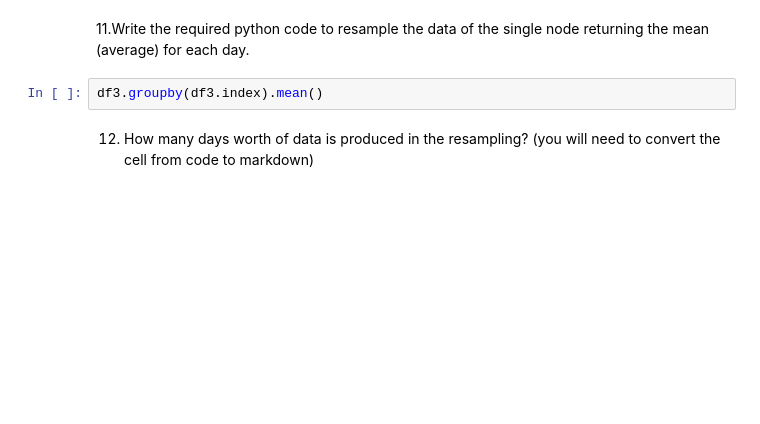
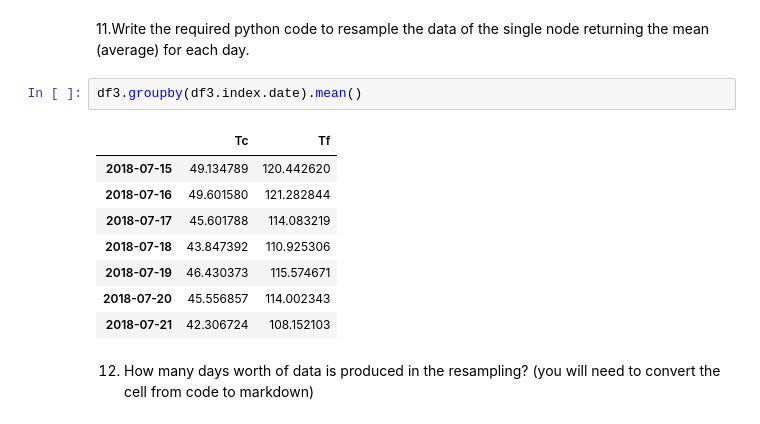
Before and after one commit to eparrish64/csci627-assignment01-eparrish64, a Jupyter notebook: CSCI627-assignment01.ipynb, the cells around one changed output. Saved outputs shown, nothing was run; the diff lists cells and outputs as text; blank space fills up the shorter version.

```diff
--- a/CSCI627-assignment01.ipynb
+++ b/CSCI627-assignment01.ipynb
@@ -126,6 +210,15 @@ df3.tail(10)
 # %% [markdown]
 11.Write the required python code to resample the data of the single node returning the mean (average) for each day.
 # %%
-df3.groupby(df3.index).mean()
+df3.groupby(df3.index.date).mean()
+# %% [output]
+|  | Tc | Tf |
+| 2018-07-15 | 49.134789 | 120.442620 |
+| 2018-07-16 | 49.601580 | 121.282844 |
+| 2018-07-17 | 45.601788 | 114.083219 |
+| 2018-07-18 | 43.847392 | 110.925306 |
+| 2018-07-19 | 46.430373 | 115.574671 |
+| 2018-07-20 | 45.556857 | 114.002343 |
+| 2018-07-21 | 42.306724 | 108.152103 |
 # %% [markdown]
 12. How many days worth of data is produced in the resampling? (you will need to convert the cell from code to markdown)
```
Also changed, not shown: parts of 22 cells of this notebook.
